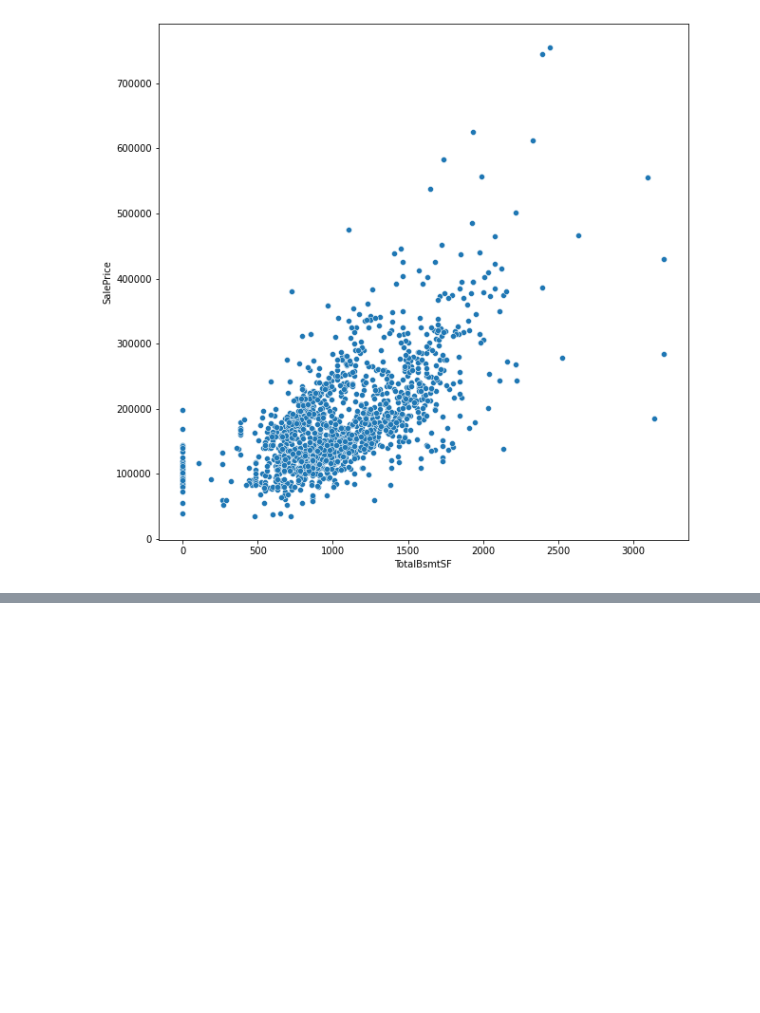
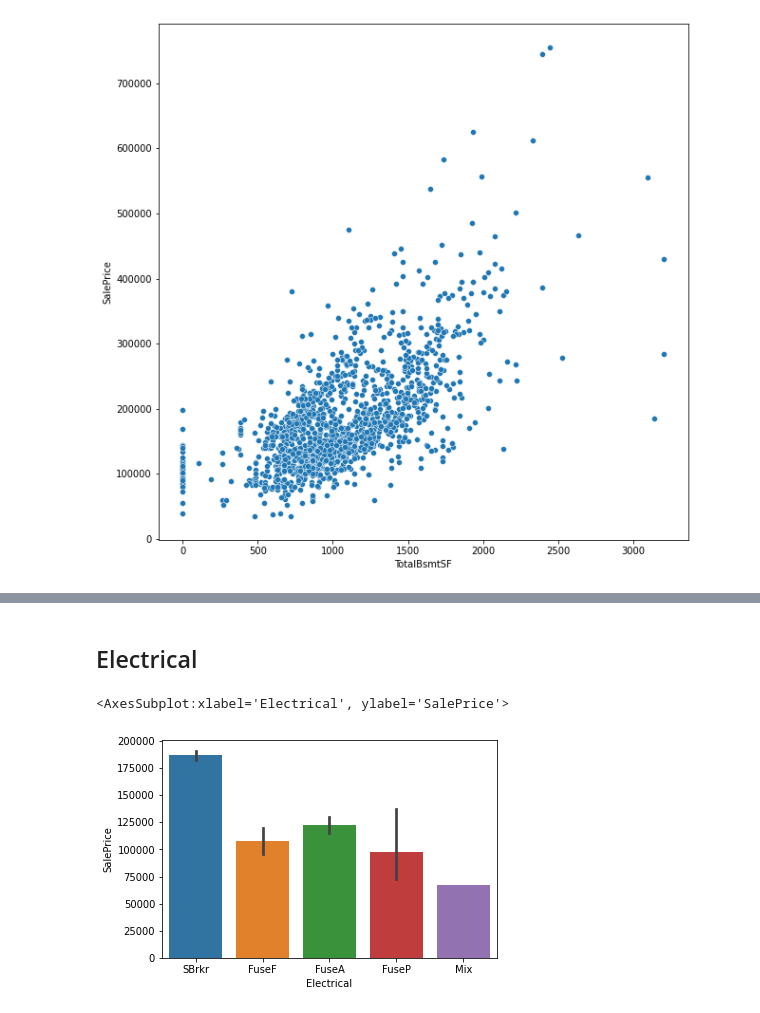
Before and after one commit to hoangquy18/Machine-Learning, a Jupyter notebook: Machine Learning/House/house.ipynb, the cells around one changed output, grey strips where cells are left out. Saved outputs shown, nothing was run; the diff lists cells and outputs as text; code cells hidden in the pictures; blank space fills up the shorter version.

```diff
--- a/Machine Learning/House/house.ipynb
+++ b/Machine Learning/House/house.ipynb
@@ -562,0 +586,7 @@ sns.scatterplot(data = train_data,x='TotalBsmtSF',y='SalePrice')
+# %% [markdown]
+## Electrical
+# %%
+sns.barplot(data = train_data,x='Electrical',y='SalePrice')
+# %% [output]
+<AxesSubplot:xlabel='Electrical', ylabel='SalePrice'>
+[figure, added]
```
Also changed, not shown: parts of 73 cells of this notebook, 1 other file.
